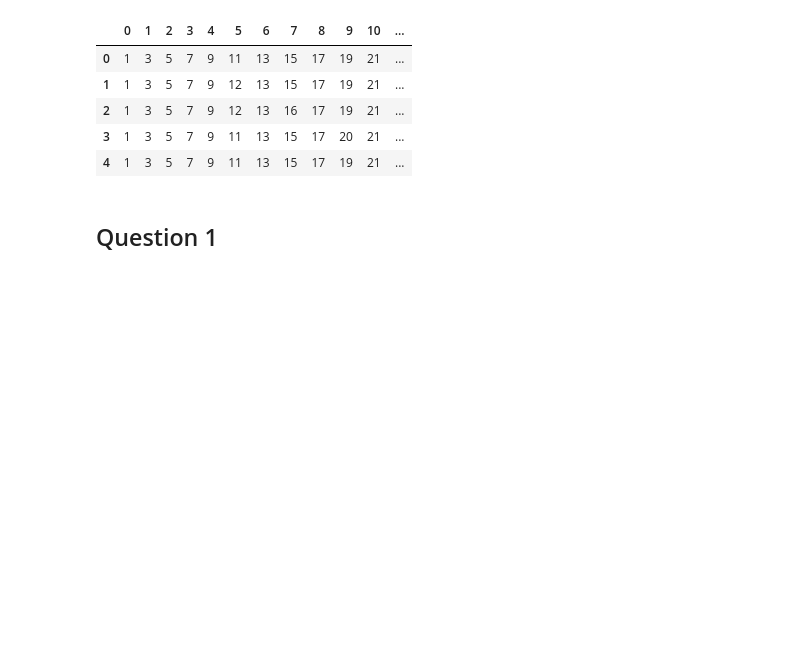
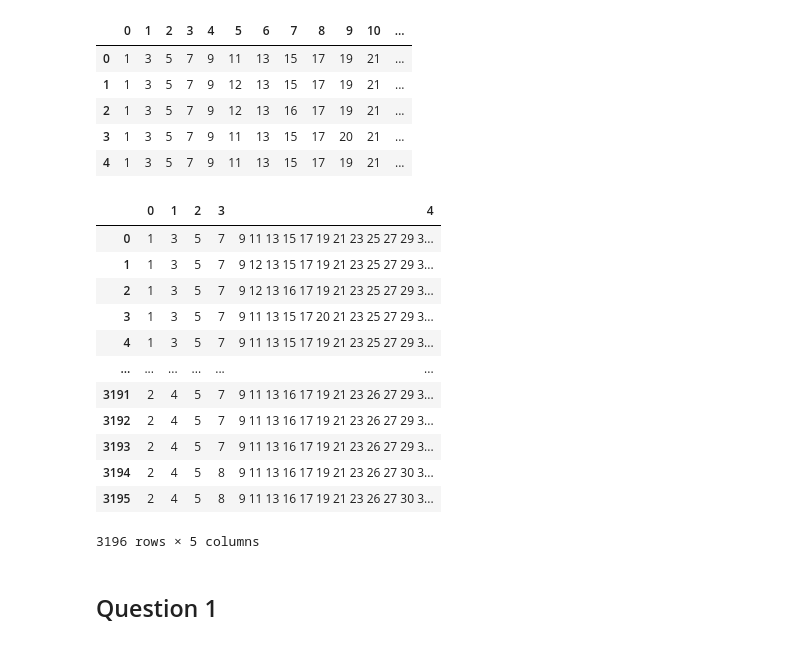
Before and after one commit to pi-aire/dataminig_sampling, a Jupyter notebook: TP_DataMining.ipynb, the cells around one changed output. Cells and saved outputs as stored; diff of their text form; code cells hidden in the pictures; blank space fills up the shorter version.

```diff
--- a/TP_DataMining.ipynb
+++ b/TP_DataMining.ipynb
@@ -23,6 +23,23 @@ df.head()
 | 2 | 1 | 3 | 5 | 7 | 9 | 12 | 13 | 16 | 17 | 19 | 21 | ... |
 | 3 | 1 | 3 | 5 | 7 | 9 | 11 | 13 | 15 | 17 | 20 | 21 | ... |
 | 4 | 1 | 3 | 5 | 7 | 9 | 11 | 13 | 15 | 17 | 19 | 21 | ... |
+# %%
+df = pd.read_fwf("https://bitbucket.org/anesbendimerad/sigibbssamplingcode/raw/6699a50508fe177ee0c00dcc7d8e5390ee53688a/ItemsetDatasets/chess.txt", sep="",header=None)
+df.
+# %% [output]
+|  | 0 | 1 | 2 | 3 | 4 |
+| 0 | 1 | 3 | 5 | 7 | 9 11 13 15 17 19 21 23 25 27 29 3... |
+| 1 | 1 | 3 | 5 | 7 | 9 12 13 15 17 19 21 23 25 27 29 3... |
+| 2 | 1 | 3 | 5 | 7 | 9 12 13 16 17 19 21 23 25 27 29 3... |
+| 3 | 1 | 3 | 5 | 7 | 9 11 13 15 17 20 21 23 25 27 29 3... |
+| 4 | 1 | 3 | 5 | 7 | 9 11 13 15 17 19 21 23 25 27 29 3... |
+| ... | ... | ... | ... | ... | ... |
+| 3191 | 2 | 4 | 5 | 7 | 9 11 13 16 17 19 21 23 26 27 29 3... |
+| 3192 | 2 | 4 | 5 | 7 | 9 11 13 16 17 19 21 23 26 27 29 3... |
+| 3193 | 2 | 4 | 5 | 7 | 9 11 13 16 17 19 21 23 26 27 29 3... |
+| 3194 | 2 | 4 | 5 | 8 | 9 11 13 16 17 19 21 23 26 27 30 3... |
+| 3195 | 2 | 4 | 5 | 8 | 9 11 13 16 17 19 21 23 26 27 30 3... |
+3196 rows × 5 columns
 # %% [markdown]
 ## Question 1
 # %%
```
Also changed, not shown: parts of 22 cells of this notebook.
